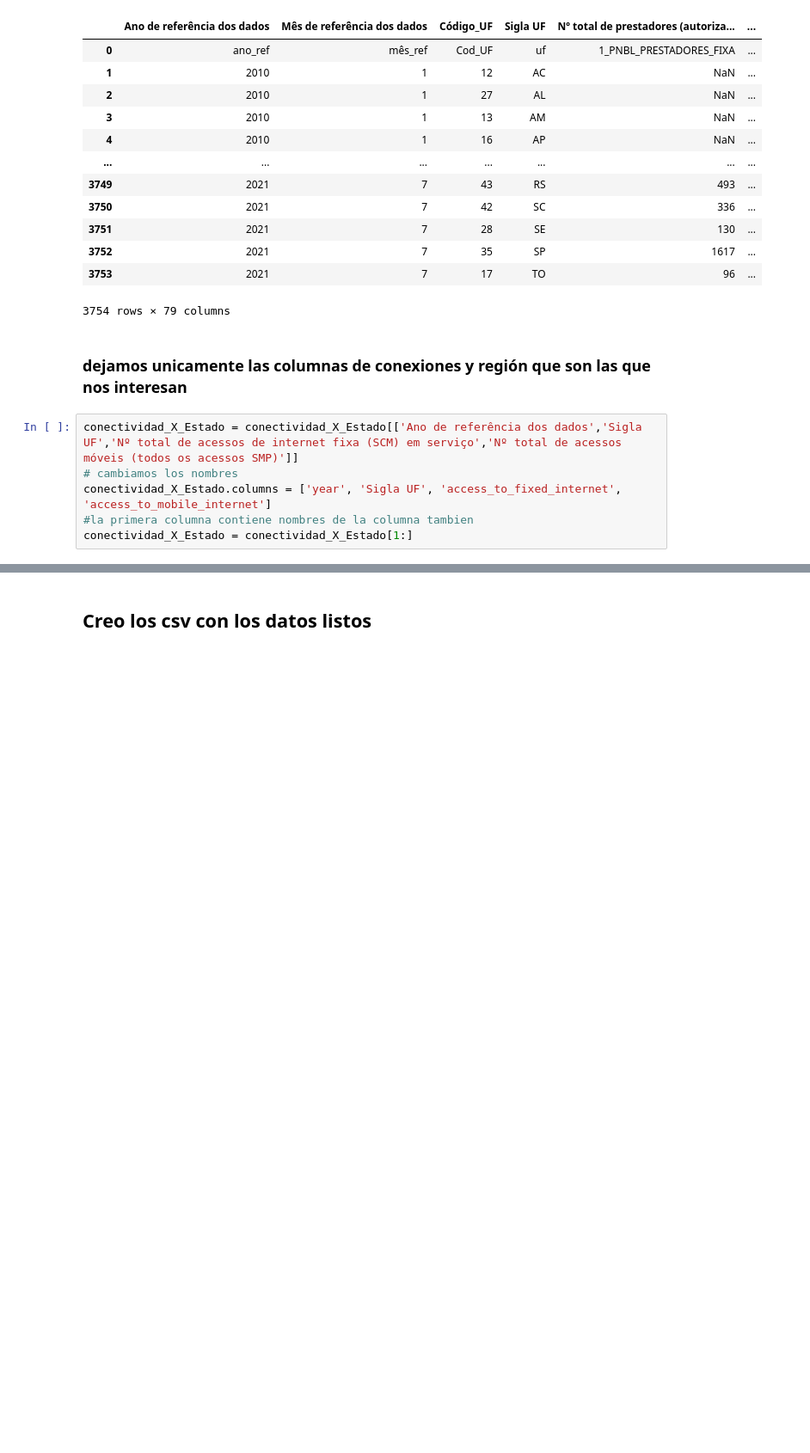
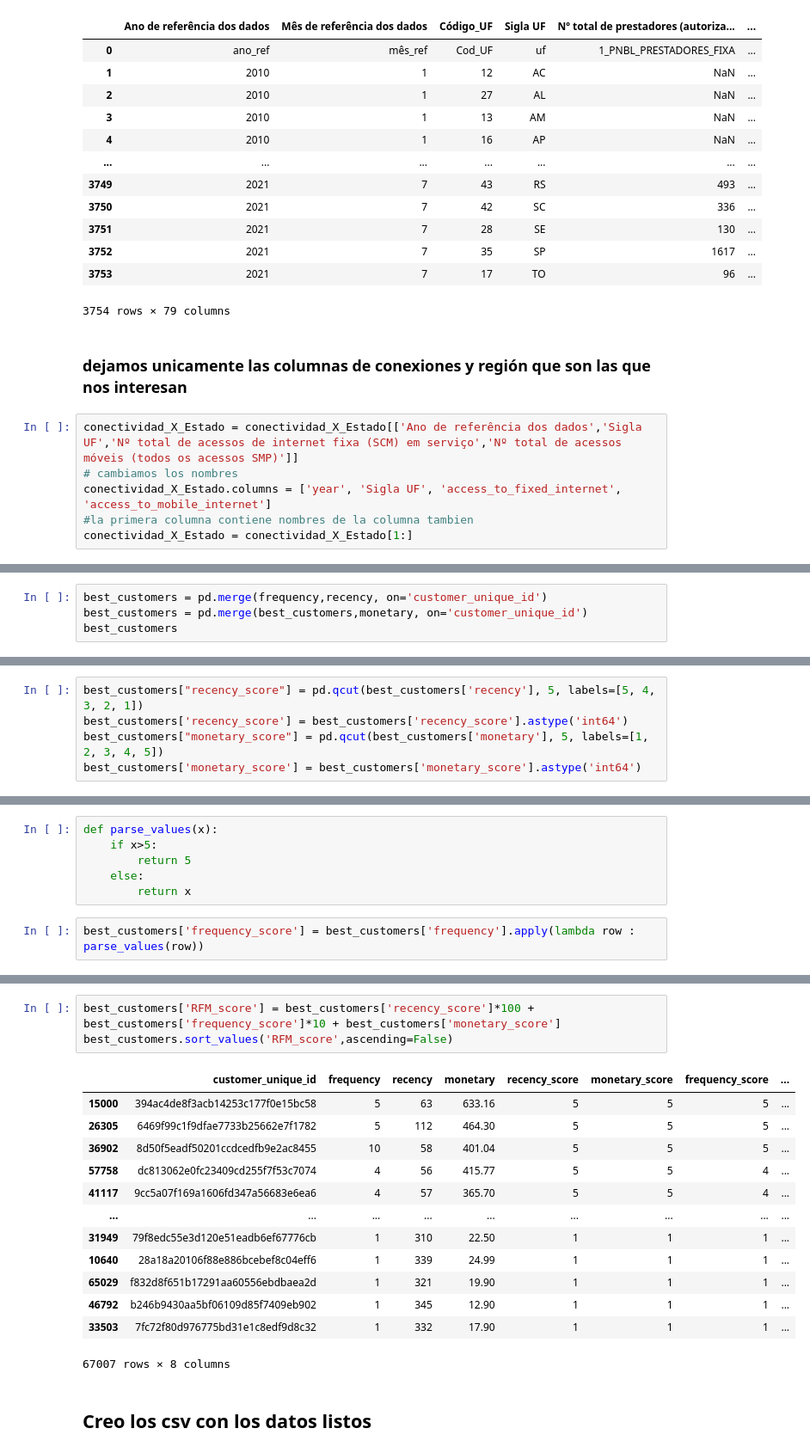
Before and after one commit to damul90/PF_data05, a Jupyter notebook: ETL_EDA.ipynb, the cells around one changed output, grey strips where cells are left out. Shown at 86% size. Cells and saved outputs as stored; diff of their text form; blank space fills up the shorter version.

```diff
--- a/ETL_EDA.ipynb
+++ b/ETL_EDA.ipynb
@@ -1221,0 +1302,4 @@ conectividad_X_Estado = conectividad_X_Estado[1:]
+# %%
+best_customers = pd.merge(frequency,recency, on='customer_unique_id')
+best_customers = pd.merge(best_customers,monetary, on='customer_unique_id')
+best_customers
@@ -1221,0 +1324,5 @@ conectividad_X_Estado = conectividad_X_Estado[1:]
+# %%
+best_customers["recency_score"] = pd.qcut(best_customers['recency'], 5, labels=[5, 4, 3, 2, 1])
+best_customers['recency_score'] = best_customers['recency_score'].astype('int64')
+best_customers["monetary_score"] = pd.qcut(best_customers['monetary'], 5, labels=[1, 2, 3, 4, 5])
+best_customers['monetary_score'] = best_customers['monetary_score'].astype('int64')
@@ -1221,0 +1344,8 @@ conectividad_X_Estado = conectividad_X_Estado[1:]
+# %%
+def parse_values(x):
+    if x>5:
+        return 5
+    else:
+        return x
+# %%
+best_customers['frequency_score'] = best_customers['frequency'].apply(lambda row : parse_values(row))
@@ -1222,3 +1375,20 @@ conectividad_X_Estado = conectividad_X_Estado[1:]
+# %%
+best_customers['RFM_score'] = best_customers['recency_score']*100 + best_customers['frequency_score']*10 + best_customers['monetary_score']
+best_customers.sort_values('RFM_score',ascending=False)
+# %% [output]
+|  | customer_unique_id | frequency | recency | monetary | recency_score | monetary_score | frequency_score | ... |
+| 15000 | 394ac4de8f3acb14253c177f0e15bc58 | 5 | 63 | 633.16 | 5 | 5 | 5 | ... |
+| 26305 | 6469f99c1f9dfae7733b25662e7f1782 | 5 | 112 | 464.30 | 5 | 5 | 5 | ... |
+| 36902 | 8d50f5eadf50201ccdcedfb9e2ac8455 | 10 | 58 | 401.04 | 5 | 5 | 5 | ... |
+| 57758 | dc813062e0fc23409cd255f7f53c7074 | 4 | 56 | 415.77 | 5 | 5 | 4 | ... |
+| 41117 | 9cc5a07f169a1606fd347a56683e6ea6 | 4 | 57 | 365.70 | 5 | 5 | 4 | ... |
+| ... | ... | ... | ... | ... | ... | ... | ... | ... |
+| 31949 | 79f8edc55e3d120e51eadb6ef67776cb | 1 | 310 | 22.50 | 1 | 1 | 1 | ... |
+| 10640 | 28a18a20106f88e886bcebef8c04eff6 | 1 | 339 | 24.99 | 1 | 1 | 1 | ... |
+| 65029 | f832d8f651b17291aa60556ebdbaea2d | 1 | 321 | 19.90 | 1 | 1 | 1 | ... |
+| 46792 | b246b9430aa5bf06109d85f7409eb902 | 1 | 345 | 12.90 | 1 | 1 | 1 | ... |
+| 33503 | 7fc72f80d976775bd31e1c8edf9d8c32 | 1 | 332 | 17.90 | 1 | 1 | 1 | ... |
+67007 rows × 8 columns
 # %% [markdown]
 ## Creo los csv con los datos listos
 # %%
```
Also changed, not shown: parts of 19 cells of this notebook.
